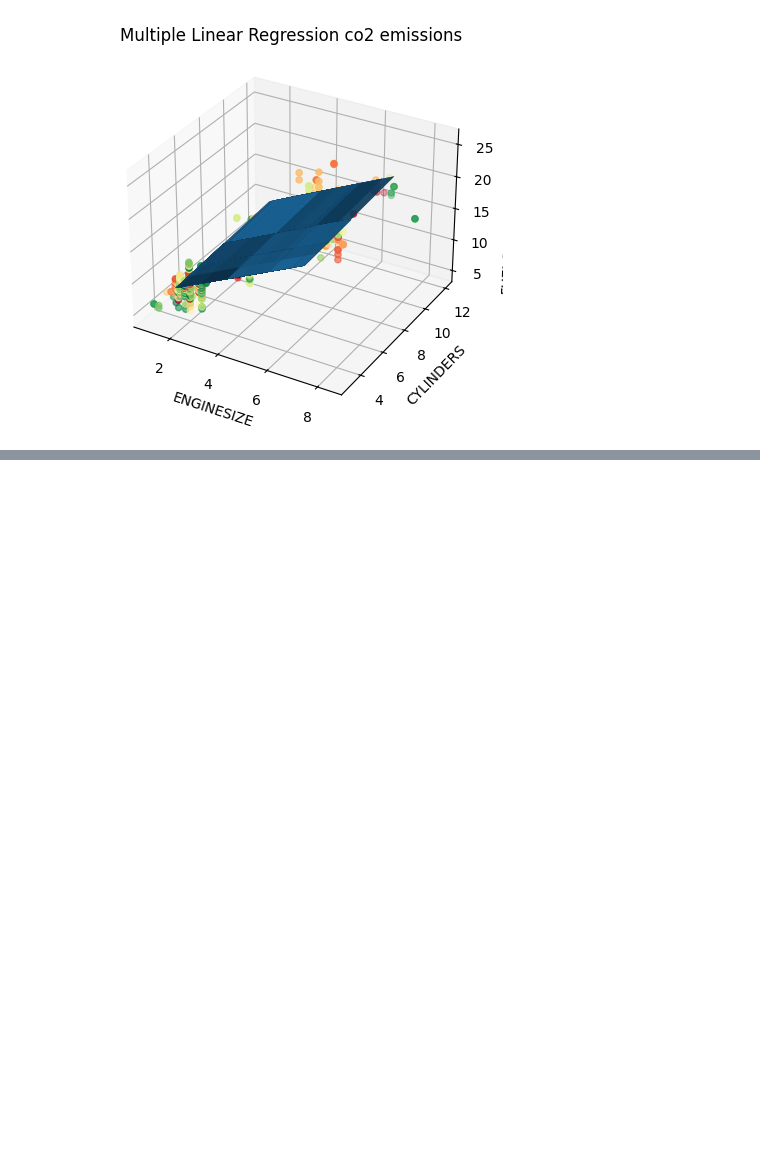
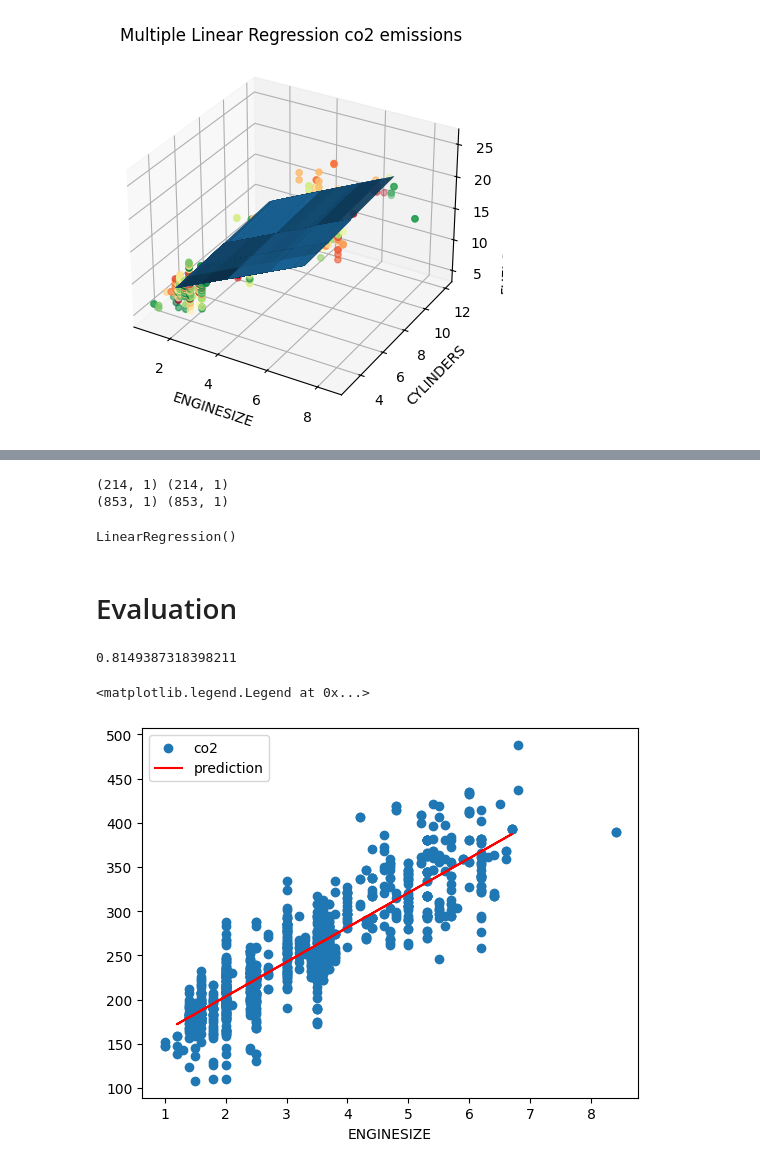
Before and after one commit to alinaeimiz/co2_emissions_regression, a Jupyter notebook: co2_emissions_linear_regression.ipynb, the cells around one changed output, grey strips where cells are left out. Saved outputs shown, nothing was run; the diff lists cells and outputs as text; code cells hidden in the pictures; blank space fills up the shorter version.

Commit message:
finial part added one variable regression

```diff
--- a/co2_emissions_linear_regression.ipynb
+++ b/co2_emissions_linear_regression.ipynb
@@ -109,0 +122,38 @@ Text(0.5, 0.92, 'Multiple Linear Regression co2 emissions')
+# %%
+x = df["ENGINESIZE"].values
+y = df["CO2EMISSIONS"].values
+# %%
+from sklearn.model_selection import train_test_split
+xtrain, xtest, ytrain, ytest = train_test_split(x, y, test_size=0.2, random_state=4)
+xtrain = xtrain.reshape(-1, 1)
+ytrain = ytrain.reshape(-1, 1)
+xtest = xtest.reshape(-1, 1)
+ytest = ytest.reshape(-1, 1)
+print(xtest.shape, ytest.shape)
+print(xtrain.shape, ytrain.shape)
+# %% [output]
+(214, 1) (214, 1)
+(853, 1) (853, 1)
+# %%
+from sklearn import linear_model
+regr_ = linear_model.LinearRegression()
+fregr_.fit(xtrain,ytrain)
+# %% [output]
+LinearRegression()
+# %% [markdown]
+# Evaluation
+# %%
+from sklearn.metrics import r2_score
+yhat = regr_.predict(xtest)
+r2_score(ytest, yhat)
+# %% [output]
+0.8149387318398211
+# %%
+plt.scatter(df.ENGINESIZE, df.CO2EMISSIONS, label="co2")
+plt.xlabel("CO2EMISSIONS")
+plt.xlabel("ENGINESIZE")
+plt.plot(xtest,(regr_.coef_[0]* xtest) + regr_.intercept_ , '-r',label="prediction")
+plt.legend()
+# %% [output]
+<matplotlib.legend.Legend at 0x...>
+[figure, added]
```
Also changed, not shown: parts of 5 cells of this notebook, 2 other files.
